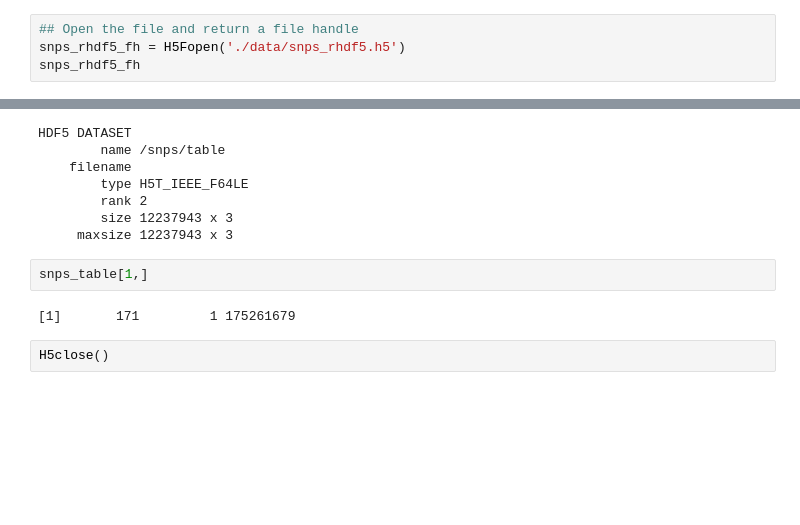
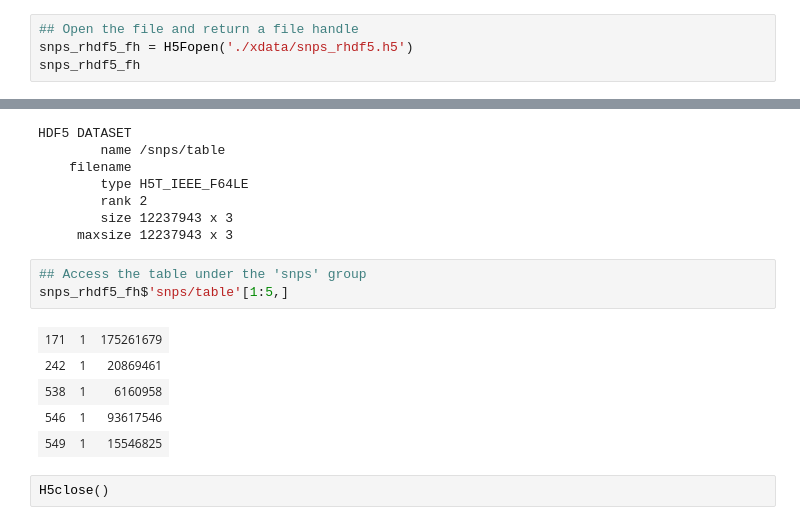
Before and after one commit to mooneymi/large_scale_data, a Jupyter notebook: BMI535_Week3_R_Data_Solutions.ipynb, the cells around one changed output, grey strips where cells are left out. Drawn from its saved outputs; the diff is of its cells as text; blank space fills up the shorter version.

```diff
--- a/BMI535_Week3_R_Data_Solutions.ipynb
+++ b/BMI535_Week3_R_Data_Solutions.ipynb
@@ -792,7 +876,7 @@ H5close()
 You can also access HDF5 datasets within a file using file and dataset handles. A file handle is returned by `H5Fopen()`, and the `&` operator allows you to access dataset handles. The '$' will give you access to the data itself (similar to accessing named elements in a list).
 # %%
 ## Open the file and return a file handle
-snps_rhdf5_fh = H5Fopen('./data/snps_rhdf5.h5')
+snps_rhdf5_fh = H5Fopen('./xdata/snps_rhdf5.h5')
 snps_rhdf5_fh
 # %% [output]
 HDF5 FILE
@@ -813,10 +897,15 @@ HDF5 DATASET
         rank 2
         size 12237943 x 3
      maxsize 12237943 x 3
-# %%
-snps_table[1,]
-# %% [output]
-[1]       171         1 175261679
+# %%
+## Access the table under the 'snps' group
+snps_rhdf5_fh$'snps/table'[1:5,]
+# %% [output]
+| 171 | 1 | 175261679 |
+| 242 | 1 | 20869461 |
+| 538 | 1 | 6160958 |
+| 546 | 1 | 93617546 |
+| 549 | 1 | 15546825 |
 # %%
 H5close()
 # %% [markdown]
```
Also changed, not shown: parts of 71 cells of this notebook.
